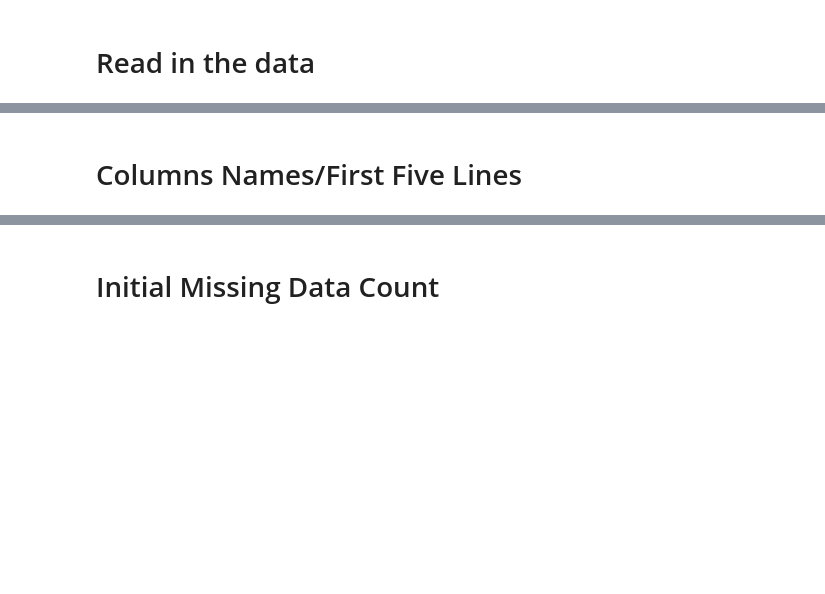
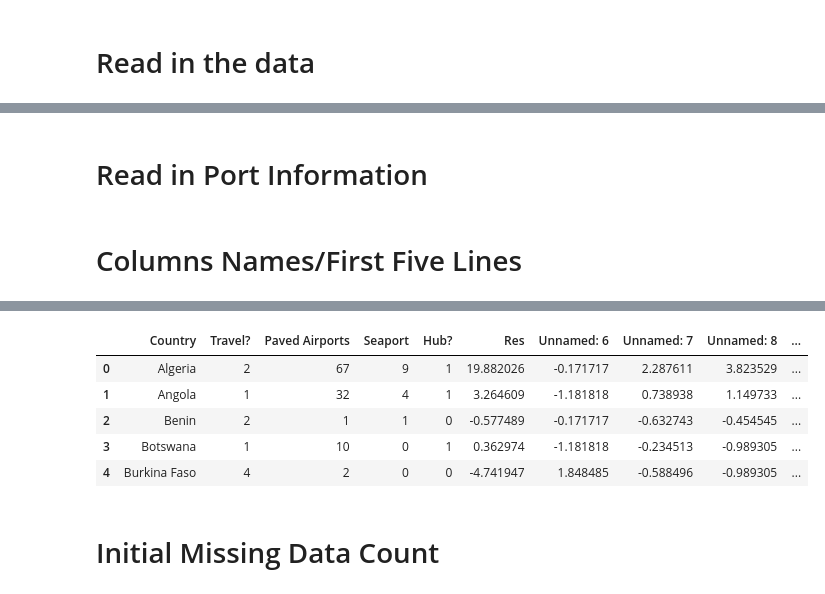
Before and after one commit to bakerjf1993/Supply-Chain, a Jupyter notebook: Food_Security_Analysis-Git.ipynb, the cells around one changed output, grey strips where cells are left out. Cells and saved outputs as stored; diff of their text form; code cells hidden in the pictures; blank space fills up the shorter version.

```diff
--- a/Food_Security_Analysis-Git.ipynb
+++ b/Food_Security_Analysis-Git.ipynb
@@ -26,0 +26,2 @@ c:\Users\wb8by\Documents\GitHub\Supply-Chain\FAOSTAT_data_en_12-16-2022.csv
+# %% [markdown]
+# Read in Port Information
@@ -35,6 +40,15 @@ df.head()
 | 2 | FS | Suite of Food Security Indicators | 12 | Algeria | 6121 | Value | 21010 | Average dietary energy supply ade... | ... |
 | 3 | FS | Suite of Food Security Indicators | 12 | Algeria | 6121 | Value | 21010 | Average dietary energy supply ade... | ... |
 | 4 | FS | Suite of Food Security Indicators | 12 | Algeria | 6121 | Value | 21010 | Average dietary energy supply ade... | ... |
+# %%
+df2.head()
+# %% [output]
+|  | Country | Travel? | Paved Airports | Seaport | Hub? | Res | Unnamed: 6 | Unnamed: 7 | Unnamed: 8 | ... |
+| 0 | Algeria | 2 | 67 | 9 | 1 | 19.882026 | -0.171717 | 2.287611 | 3.823529 | ... |
+| 1 | Angola | 1 | 32 | 4 | 1 | 3.264609 | -1.181818 | 0.738938 | 1.149733 | ... |
+| 2 | Benin | 2 | 1 | 1 | 0 | -0.577489 | -0.171717 | -0.632743 | -0.454545 | ... |
+| 3 | Botswana | 1 | 10 | 0 | 1 | 0.362974 | -1.181818 | -0.234513 | -0.989305 | ... |
+| 4 | Burkina Faso | 4 | 2 | 0 | 0 | -4.741947 | 1.848485 | -0.588496 | -0.989305 | ... |
 # %% [markdown]
 # Initial Missing Data Count
 # %%
```
Also changed, not shown: parts of 15 cells of this notebook.
